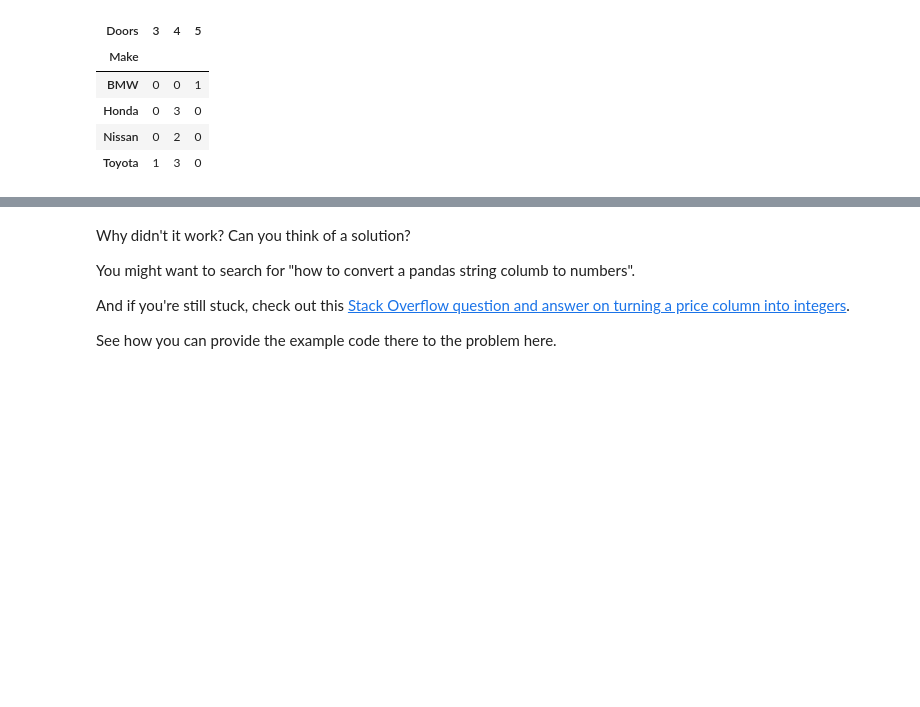
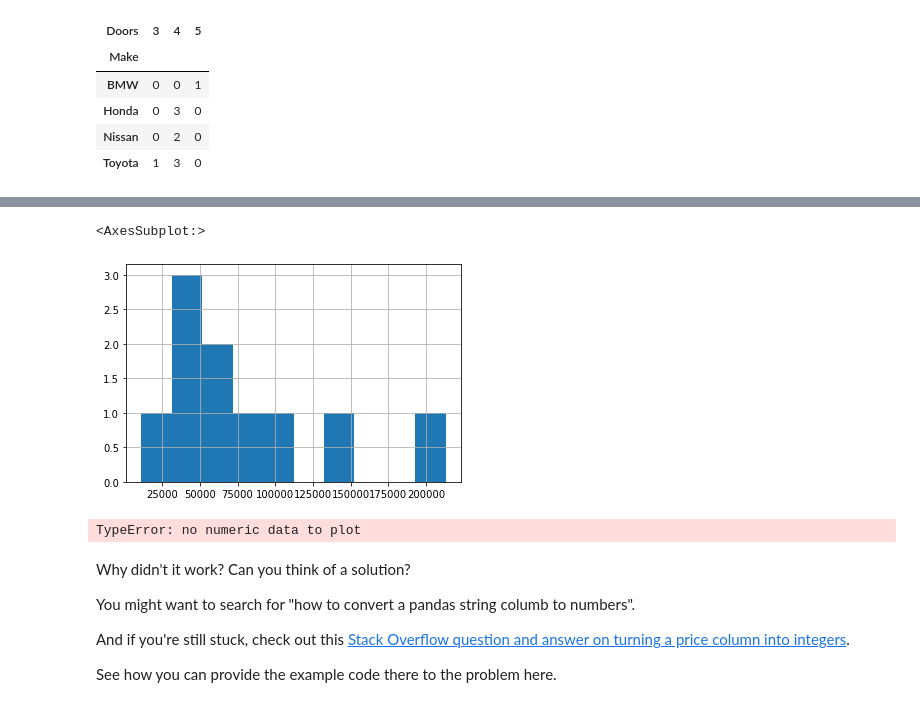
Before and after one commit to askvyas/Python-, a Jupyter notebook: Pandas/pandas-exercises.ipynb, the cells around one changed output, grey strips where cells are left out. Drawn from its saved outputs; the diff is of its cells as text; code cells hidden in the pictures; blank space fills up the shorter version.

```diff
--- a/Pandas/pandas-exercises.ipynb
+++ b/Pandas/pandas-exercises.ipynb
@@ -202,7 +216,14 @@ pd.crosstab(car_sales_df["Make"],car_sales_df["Doors"])
 # %%
 # Create a histogram of the Odometer column using hist()
+car_sales_df["Odometer (KM)"].hist()
+# %% [output]
+<AxesSubplot:>
+[figure, added]
 # %%
 # Try to plot the Price column using plot()
+car_sales_df["Price"].plot()
+# %% [output]
+TypeError: no numeric data to plot
 # %% [markdown]
 Why didn't it work? Can you think of a solution?
 
```
Also changed, not shown: parts of 23 cells of this notebook.
